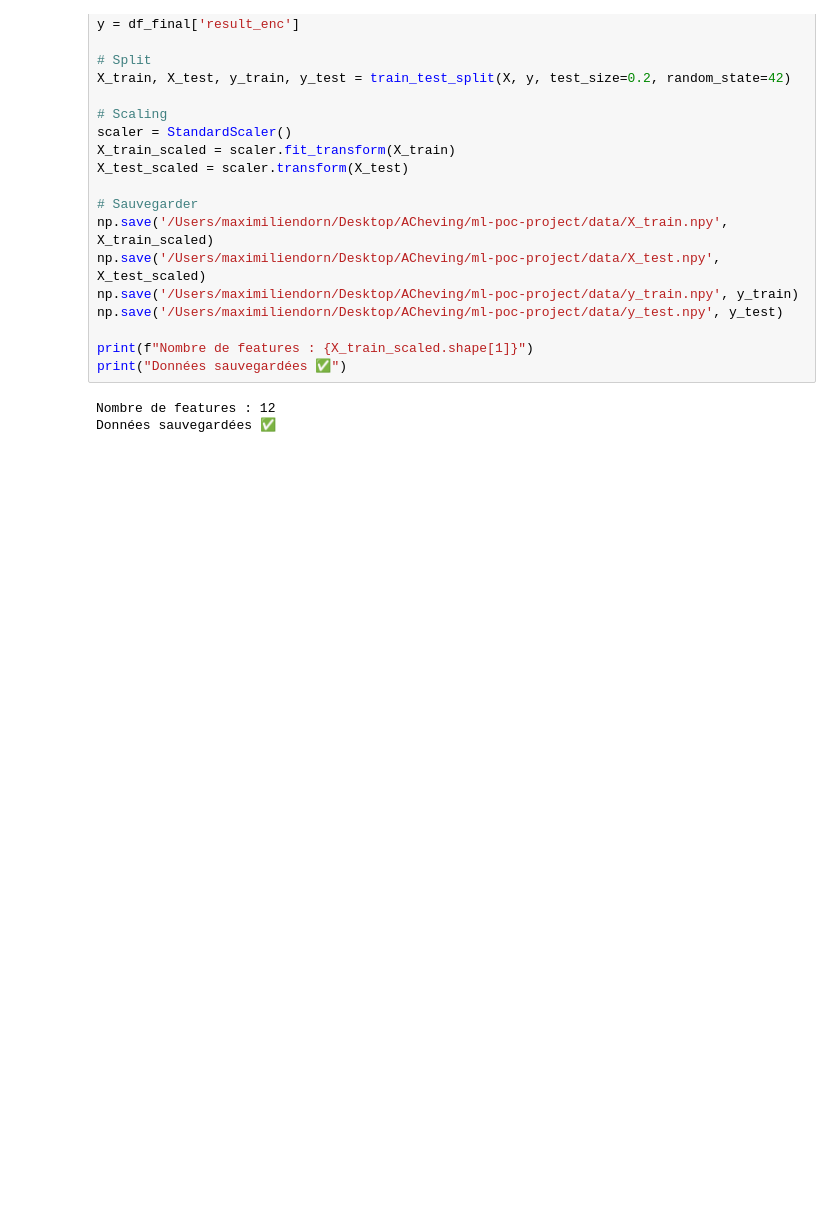
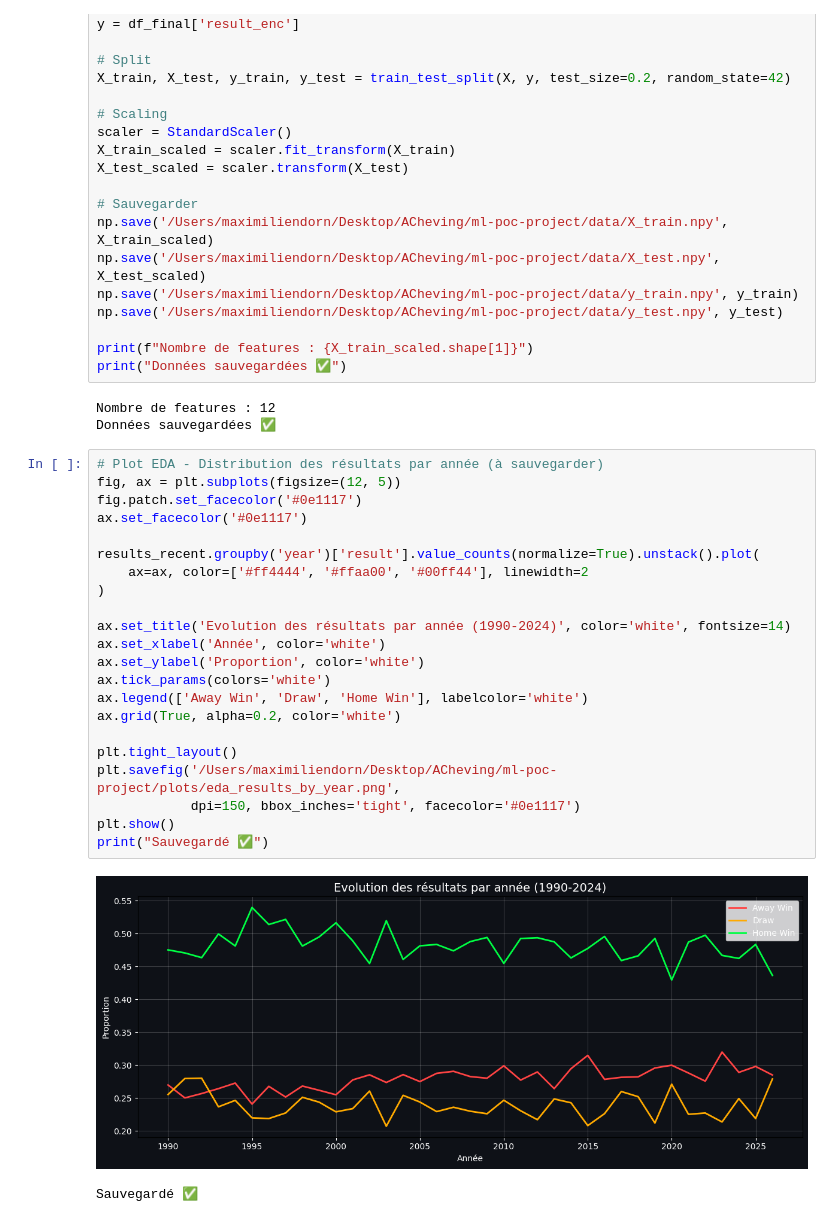
Before and after one commit to Maxoudr/ml-poc-project, a Jupyter notebook: notebooks/data_exploration.ipynb, the cells around one changed output. Drawn from its saved outputs; the diff is of its cells as text; blank space fills up the shorter version.

```diff
--- a/notebooks/data_exploration.ipynb
+++ b/notebooks/data_exploration.ipynb
@@ -636,3 +630,28 @@ print("Données sauvegardées ✅")
 # %% [output]
 Nombre de features : 12
 Données sauvegardées ✅
+# %%
+# Plot EDA - Distribution des résultats par année (à sauvegarder)
+fig, ax = plt.subplots(figsize=(12, 5))
+fig.patch.set_facecolor('#0e1117')
+ax.set_facecolor('#0e1117')
+
+results_recent.groupby('year')['result'].value_counts(normalize=True).unstack().plot(
+    ax=ax, color=['#ff4444', '#ffaa00', '#00ff44'], linewidth=2
+)
+
+ax.set_title('Evolution des résultats par année (1990-2024)', color='white', fontsize=14)
+ax.set_xlabel('Année', color='white')
+ax.set_ylabel('Proportion', color='white')
+ax.tick_params(colors='white')
+ax.legend(['Away Win', 'Draw', 'Home Win'], labelcolor='white')
+ax.grid(True, alpha=0.2, color='white')
+
+plt.tight_layout()
+plt.savefig('/Users/maximiliendorn/Desktop/ACheving/ml-poc-project/plots/eda_results_by_year.png',
+            dpi=150, bbox_inches='tight', facecolor='#0e1117')
+plt.show()
+print("Sauvegardé ✅")
+# %% [output]
+[figure, added]
+Sauvegardé ✅
```
Also changed, not shown: parts of 1 cell of this notebook, 1 other file.
